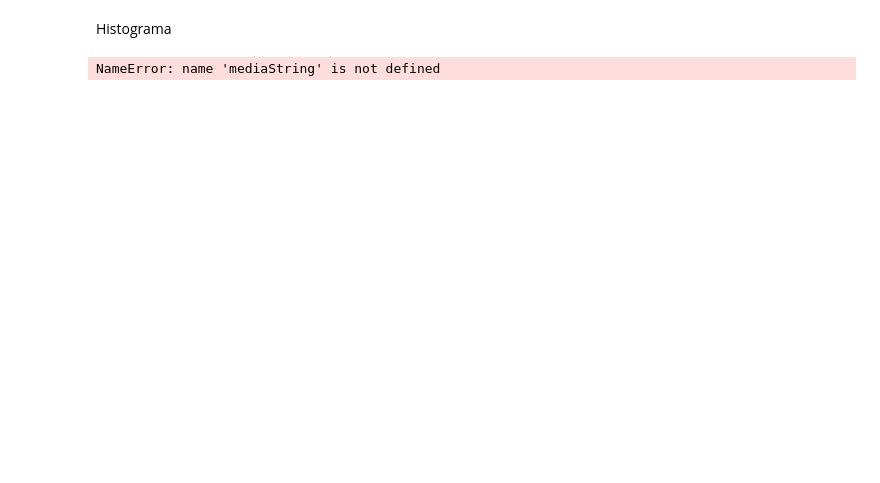
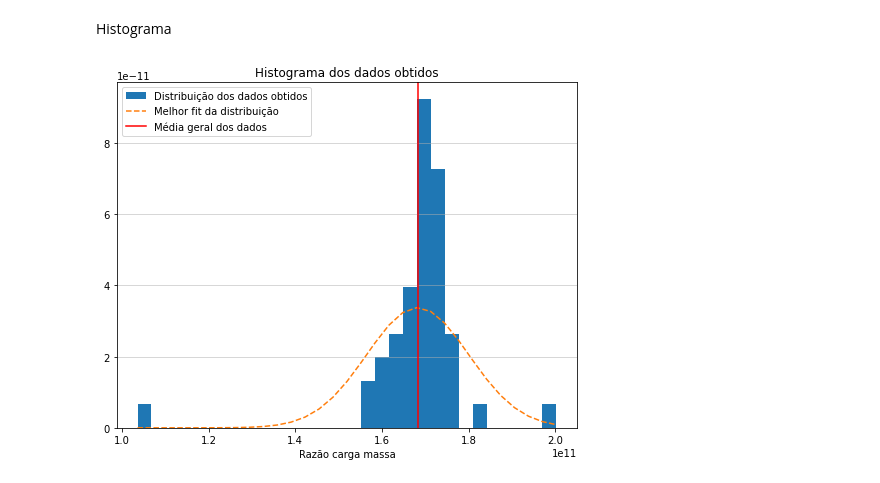
Before and after one commit to Shnrqpdr/modern-physics-lab, a Jupyter notebook: chargePerMass/chargePerMass.ipynb, the cells around one changed output. Drawn from its saved outputs; the diff is of its cells as text; code cells hidden in the pictures; blank space fills up the shorter version.

```diff
--- a/chargePerMass/chargePerMass.ipynb
+++ b/chargePerMass/chargePerMass.ipynb
@@ -139,58 +165,48 @@ Histograma
 # %%
 import numpy as np
 import pandas as pd
 import matplotlib.pyplot as plt
-# Define functions
+
 def histogram(type_hist, data, varname, place):
-    """
-    Plot histogram from given list values.
-    Histogram types: fixed_bin_size or fixed_number_bins
-    """
-    # media = float(data.mean())
-    # maximo = float(max(data))
 
-    # mediaFormatada = f"{media:.1E}"
-    # maxFormatado = format(maximo, '.2E')
+    media = float(data.mean())
+    desvioPadrao = float(data.std())
 
-    # mediaString = 'Média = %.f' % mediaFormatada
-    # maxString = 'Máximo = %.s' % maxFormatado
-
-    # print(mediaString)
-    # print(maxString)
+    mu = media
+    sigma = desvioPadrao
 
     figname = 'hist_%s.png' %place
-    # text = 'Média = %.s\nmáximo = %.s' % (mediaString, maxString)
 
     fig1 = plt.figure(figsize=(8,6))
     axes = fig1.add_axes([0.1,0.1,0.8,0.8])
 
     n_bins = 30
     bin_size = 5
 
-    if type_hist == 'fixed_bin_size':
-        bins = np.arange(0, 100, bin_size)
-    elif type_hist == 'fixed_number_bins':
-        bins = np.linspace(math.ceil(min(data)), math.floor(max(data)), n_bins)
+    n, bins, patches = axes.hist(data, bins=n_bins, density=True, color='#1f77b4', label='Distribuição dos dados obtidos')
 
-    axes.hist(data, bins=bins, color='#1f77b4')
+    y = ((1 / (np.sqrt(2 * np.pi) * sigma)) * np.exp(-0.5 * (1 / sigma * (bins - mu))**2))
+
+    x_media = media
+
+    axes.plot(bins, y, ls='--', color='#ff7f0e', label='Melhor fit da distribuição')
+
+    axes.axvline(media, color='r', label='Média geral dos dados')
 
     axes.set_xlabel(varname)
 
-    axes.set_title(f'Histograma dos dados obtidos para a razão carga massa do elétron')
+    axes.set_title(f'Histograma dos dados obtidos')
 
     plt.grid(axis='y', linestyle='-', linewidth=0.5)
-
-    plt.xlim([min(data)-5, max(data)+5])
-    plt.hist(data)
-
-    ax = plt.gca() # Get axis handle for text positioning
-    #plt.text(0.05, 0.95, text, horizontalalignment='left', verticalalignment='top', transform=ax.transAxes)
+    # plt.xlim([min(data)-5, max(data)+5])
+    # plt.ylim(0, 100)
+    # fig1.tight_layout()
+    ax = plt.gca()
+    axes.legend(loc='upper left')
     plt.savefig(figname, dpi=400)
     # plt.close()
-# Import CSV file into pandas dataframe
+
 df = pd.read_csv(f'results/dados.txt', header = 0, sep='\s+', dtype = np.float64)
-# Call histogram function
 histogram('fixed_bin_size', df['razaoE/M'], 'Razão carga massa', 'razaoEM')
-# df['razaoE/M'].hist()
 # %% [output]
-NameError: name 'mediaString' is not defined
+[figure, added]
```
Also changed, not shown: parts of 2 cells of this notebook, 6 other files.
